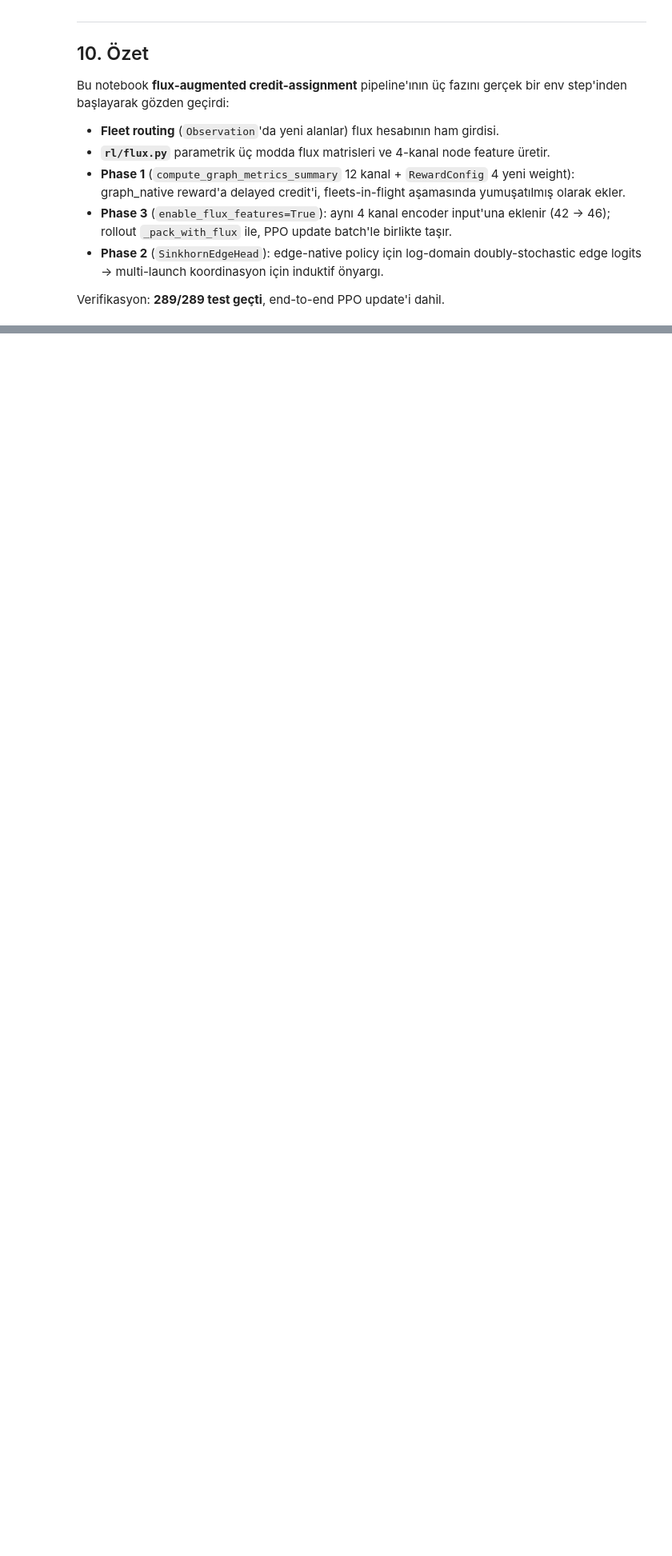
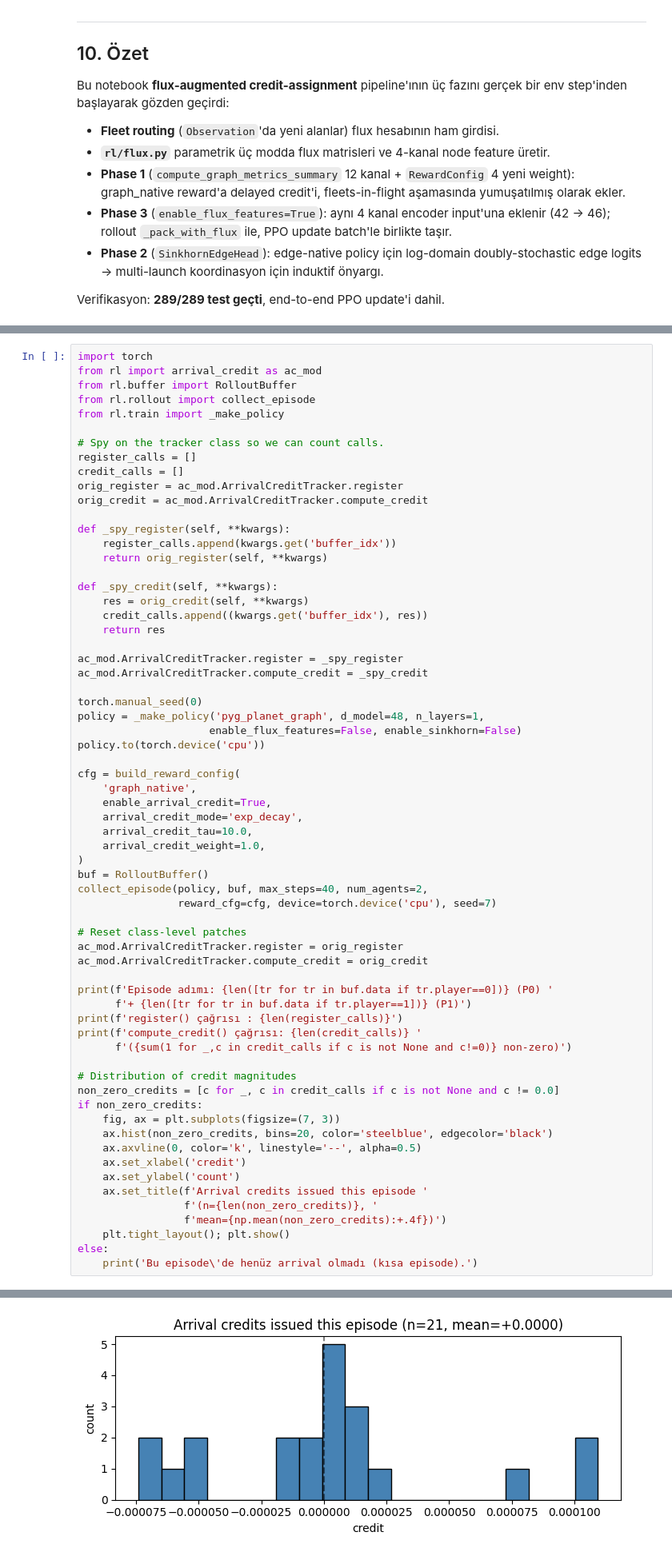
Before and after one commit to DorukSarigun/Orbit_Wars, a Jupyter notebook: docs/orbit_wars_flux_walkthrough.ipynb, the cells around one changed output, grey strips where cells are left out. Shown at 80% size. Drawn from its saved outputs; the diff is of its cells as text; blank space fills up the shorter version.

```diff
--- a/docs/orbit_wars_flux_walkthrough.ipynb
+++ b/docs/orbit_wars_flux_walkthrough.ipynb
@@ -743,0 +972,66 @@ Verifikasyon: **289/289 test geçti**, end-to-end PPO update'i dahil.
+# %%
+import torch
+from rl import arrival_credit as ac_mod
+from rl.buffer import RolloutBuffer
+from rl.rollout import collect_episode
+from rl.train import _make_policy
+
+# Spy on the tracker class so we can count calls.
+register_calls = []
+credit_calls = []
+orig_register = ac_mod.ArrivalCreditTracker.register
+orig_credit = ac_mod.ArrivalCreditTracker.compute_credit
+
+def _spy_register(self, **kwargs):
+    register_calls.append(kwargs.get('buffer_idx'))
+    return orig_register(self, **kwargs)
+
+def _spy_credit(self, **kwargs):
+    res = orig_credit(self, **kwargs)
+    credit_calls.append((kwargs.get('buffer_idx'), res))
+    return res
+
+ac_mod.ArrivalCreditTracker.register = _spy_register
+ac_mod.ArrivalCreditTracker.compute_credit = _spy_credit
+
+torch.manual_seed(0)
+policy = _make_policy('pyg_planet_graph', d_model=48, n_layers=1,
+                     enable_flux_features=False, enable_sinkhorn=False)
+policy.to(torch.device('cpu'))
+
+cfg = build_reward_config(
+    'graph_native',
+    enable_arrival_credit=True,
+    arrival_credit_mode='exp_decay',
+    arrival_credit_tau=10.0,
+    arrival_credit_weight=1.0,
+)
+buf = RolloutBuffer()
+collect_episode(policy, buf, max_steps=40, num_agents=2,
+                reward_cfg=cfg, device=torch.device('cpu'), seed=7)
+
+# Reset class-level patches
+ac_mod.ArrivalCreditTracker.register = orig_register
+ac_mod.ArrivalCreditTracker.compute_credit = orig_credit
+
+print(f'Episode adımı: {len([tr for tr in buf.data if tr.player==0])} (P0) '
+      f'+ {len([tr for tr in buf.data if tr.player==1])} (P1)')
+print(f'register() çağrısı : {len(register_calls)}')
+print(f'compute_credit() çağrısı: {len(credit_calls)} '
+      f'({sum(1 for _,c in credit_calls if c is not None and c!=0)} non-zero)')
+
+# Distribution of credit magnitudes
+non_zero_credits = [c for _, c in credit_calls if c is not None and c != 0.0]
+if non_zero_credits:
+    fig, ax = plt.subplots(figsize=(7, 3))
+    ax.hist(non_zero_credits, bins=20, color='steelblue', edgecolor='black')
+    ax.axvline(0, color='k', linestyle='--', alpha=0.5)
+    ax.set_xlabel('credit')
+    ax.set_ylabel('count')
+    ax.set_title(f'Arrival credits issued this episode '
+                 f'(n={len(non_zero_credits)}, '
+                 f'mean={np.mean(non_zero_credits):+.4f})')
+    plt.tight_layout(); plt.show()
+else:
+    print('Bu episode\'de henüz arrival olmadı (kısa episode).')
+# %% [output]
@@ -743,0 +1041 @@ Verifikasyon: **289/289 test geçti**, end-to-end PPO update'i dahil.
+[figure, added]
```
Also changed, not shown: parts of 20 cells of this notebook.
